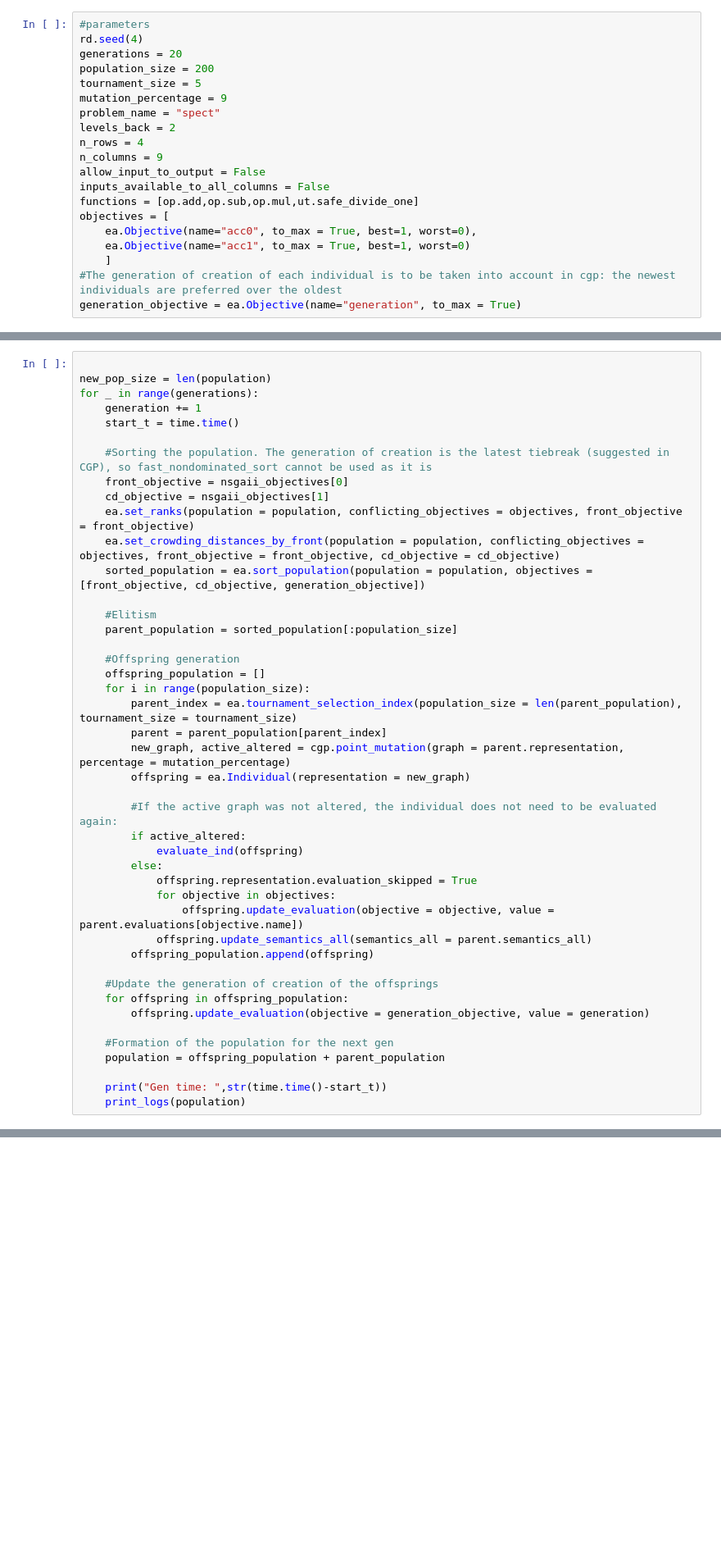
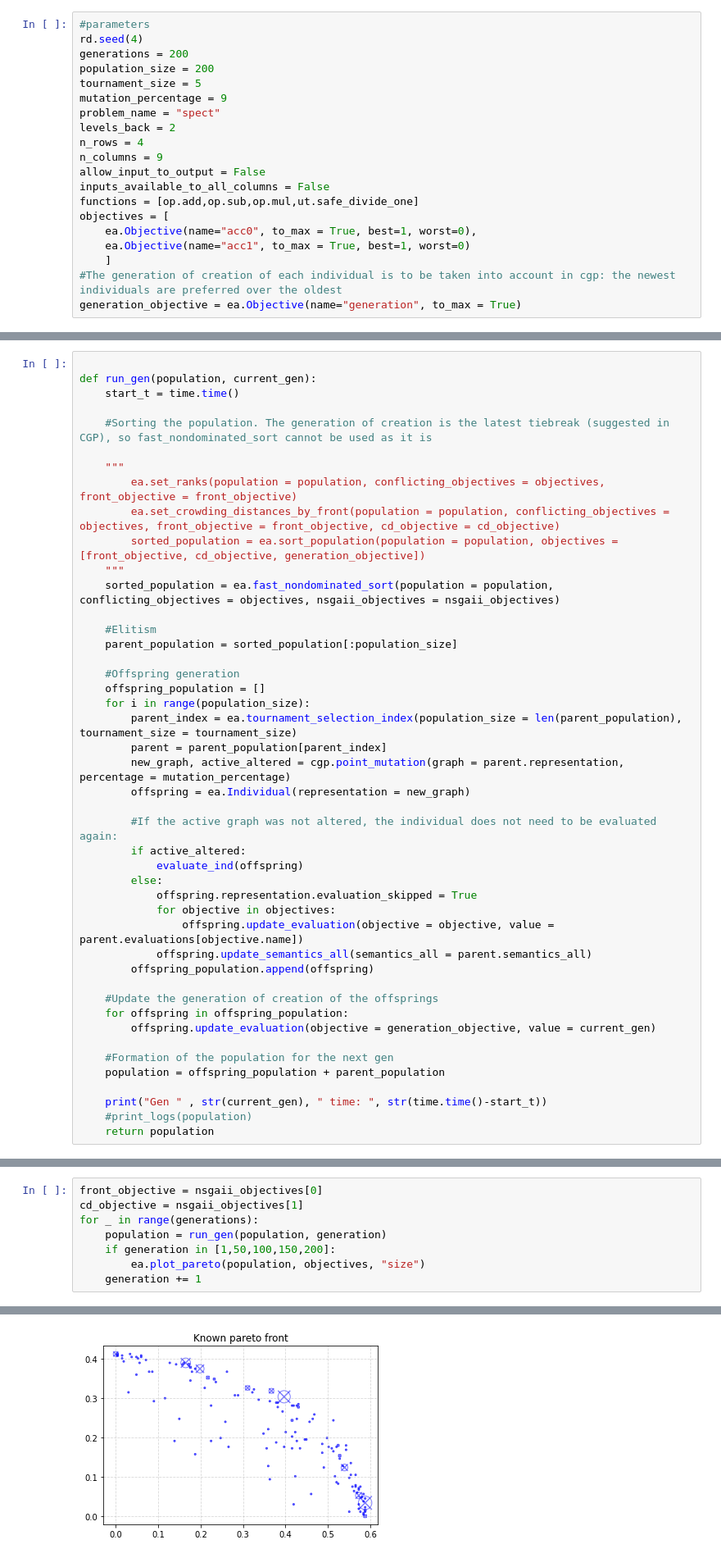
Before and after one commit to 33fred33/Generic_EA, a Jupyter notebook: debugger_notebook.ipynb, the cells around one changed output, grey strips where cells are left out. Shown at 82% size. Drawn from its saved outputs; the diff is of its cells as text; blank space fills up the shorter version.

Commit message:
plots

```diff
--- a/debugger_notebook.ipynb
+++ b/debugger_notebook.ipynb
@@ -9,7 +10,7 @@ import numpy as np
 # %%
 #parameters
 rd.seed(4)
-generations = 20
+generations = 200
 population_size = 200
 tournament_size = 5
 mutation_percentage = 9
@@ -123,17 +124,17 @@ for ind in population:
     ind.update_evaluation(objective = generation_objective, value = generation)
 # %%
 
-new_pop_size = len(population)
-for _ in range(generations):
-    generation += 1
+def run_gen(population, current_gen):
     start_t = time.time()
 
     #Sorting the population. The generation of creation is the latest tiebreak (suggested in CGP), so fast_nondominated_sort cannot be used as it is
-    front_objective = nsgaii_objectives[0]
-    cd_objective = nsgaii_objectives[1]
-    ea.set_ranks(population = population, conflicting_objectives = objectives, front_objective = front_objective)
-    ea.set_crowding_distances_by_front(population = population, conflicting_objectives = objectives, front_objective = front_objective, cd_objective = cd_objective)
-    sorted_population = ea.sort_population(population = population, objectives = [front_objective, cd_objective, generation_objective])
+
+    """
+        ea.set_ranks(population = population, conflicting_objectives = objectives, front_objective = front_objective)
+        ea.set_crowding_distances_by_front(population = population, conflicting_objectives = objectives, front_objective = front_objective, cd_objective = cd_objective)
+        sorted_population = ea.sort_population(population = population, objectives = [front_objective, cd_objective, generation_objective])
+    """
+    sorted_population = ea.fast_nondominated_sort(population = population, conflicting_objectives = objectives, nsgaii_objectives = nsgaii_objectives)
 
     #Elitism
     parent_population = sorted_population[:population_size]
@@ -158,10 +159,11 @@ for _ in range(generations):
 
     #Update the generation of creation of the offsprings
     for offspring in offspring_population:
-        offspring.update_evaluation(objective = generation_objective, value = generation)
+        offspring.update_evaluation(objective = generation_objective, value = current_gen)
 
     #Formation of the population for the next gen
     population = offspring_population + parent_population
 
-    print("Gen time: ",str(time.time()-start_t))
-    print_logs(population)
+    print("Gen " , str(current_gen), " time: ", str(time.time()-start_t))
+    #print_logs(population)
+    return population
@@ -196,0 +170,9 @@ plt.show()
+# %%
+front_objective = nsgaii_objectives[0]
+cd_objective = nsgaii_objectives[1]
+for _ in range(generations):
+    population = run_gen(population, generation)
+    if generation in [1,50,100,150,200]:
+        ea.plot_pareto(population, objectives, "size")
+    generation += 1
+# %% [output]
@@ -196,0 +180 @@ plt.show()
+[figure, added]
```
Also changed, not shown: parts of 5 cells of this notebook, 1 other file.
